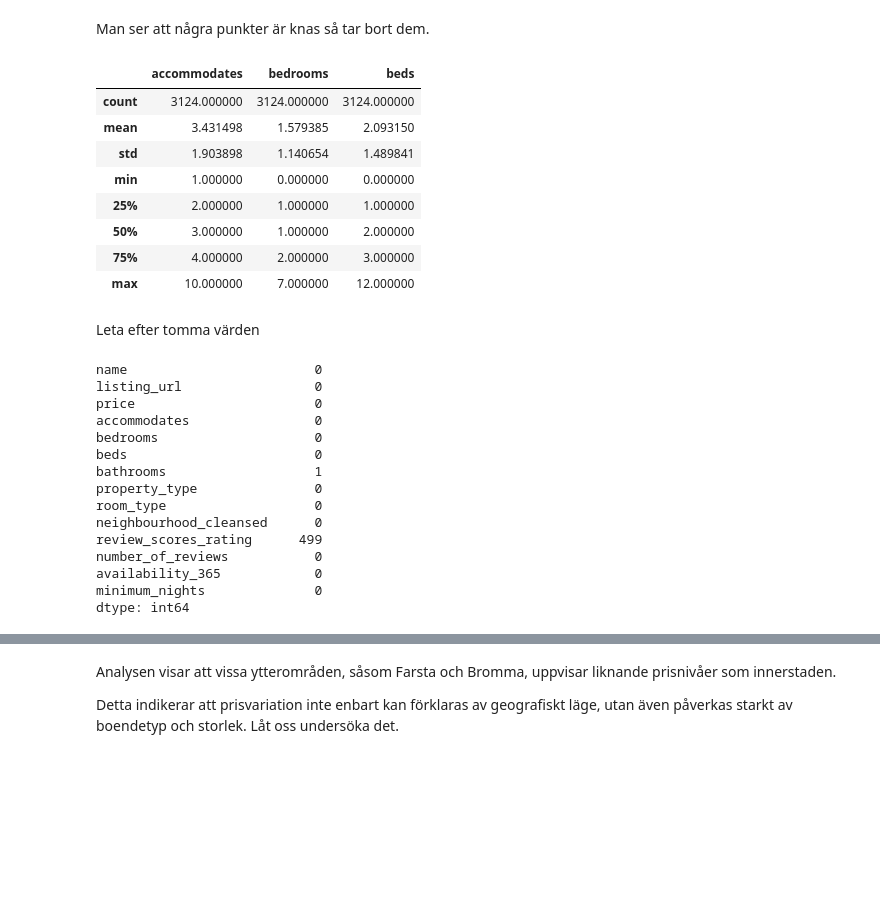
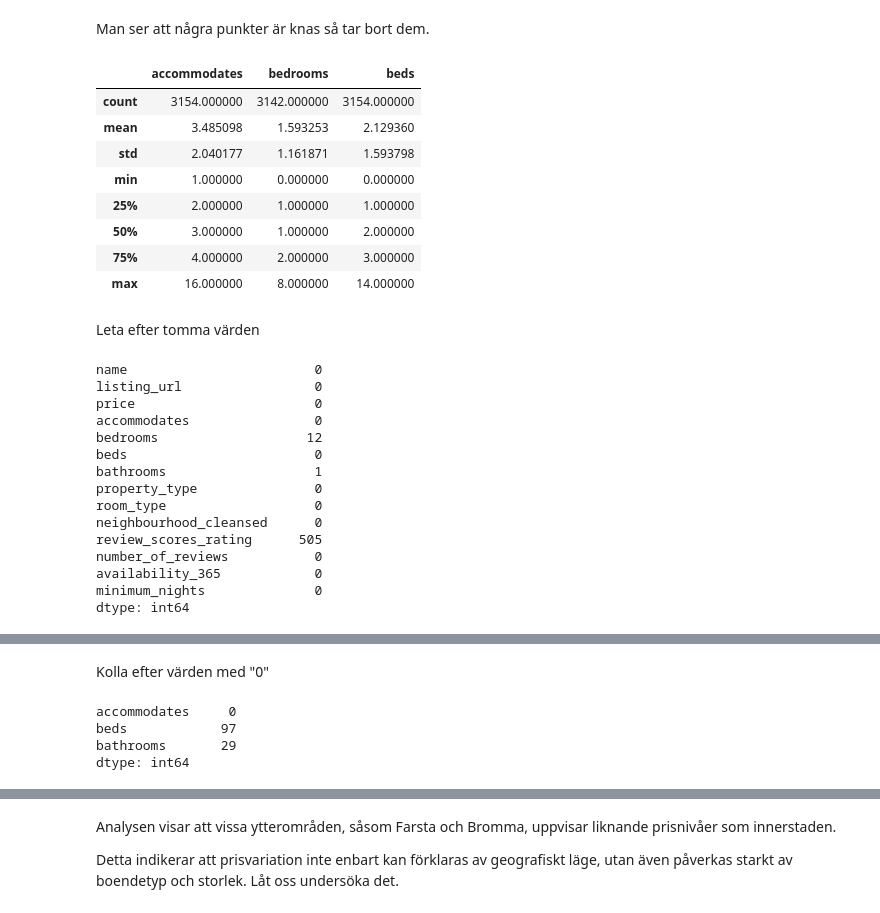
Before and after one commit to emilioano/AppliedAI, a Jupyter notebook: airbnb_prediction/nickairbnb.ipynb, the cells around one changed output, grey strips where cells are left out. Saved outputs shown, nothing was run; the diff lists cells and outputs as text; code cells hidden in the pictures; blank space fills up the shorter version.

```diff
--- a/airbnb_prediction/nickairbnb.ipynb
+++ b/airbnb_prediction/nickairbnb.ipynb
@@ -98,3 +98,37 @@ min       120.000000
 75%      1980.000000
 max      6750.000000
 Name: price, dtype: float64
+# %%
+from scipy.stats import shapiro
+import numpy as np
+
+# Ta ett sample (för stabilare test)
+sample = df["price"].sample(1000, random_state=42)
+
+stat1, p1 = shapiro(sample)
+
+print("=== SHAPIRO: PRICE (sample) ===")
+print(f"Statistik: {stat1:.4f}")
+print(f"p-värde:  {p1:.30f}")
+
+if p1 < 0.05:
+    print("→ Price är inte normalfördelad\n")
+else:
+    print("→ Price verkar normalfördelad\n")
+
+
+# Log-transform
+df["log_price"] = np.log1p(df["price"])
+
+sample_log = df["log_price"].sample(1000, random_state=42)
+
+stat2, p2 = shapiro(sample_log)
+
+print("=== SHAPIRO: LOG_PRICE (sample) ===")
+print(f"Statistik: {stat2:.4f}")
+print(f"p-värde:  {p2:.10f}")
+
+if p2 < 0.05:
+    print("→ Log(price) är inte perfekt normalfördelad")
+else:
+    print("→ Log(price) är närmare normalfördelning")
@@ -123,22 +189,21 @@ plt.show()
 Man ser att några punkter är knas så tar bort dem.
 # %%
 df = df[
-    (df["accommodates"] <= 10) &
-    (df["bedrooms"] <= 10) &
+
     (df["beds"] <= 15)
 ].copy()
 
 df[["accommodates", "bedrooms", "beds"]].describe()
 # %% [output]
 |  | accommodates | bedrooms | beds |
-| count | 3124.000000 | 3124.000000 | 3124.000000 |
-| mean | 3.431498 | 1.579385 | 2.093150 |
-| std | 1.903898 | 1.140654 | 1.489841 |
+| count | 3154.000000 | 3142.000000 | 3154.000000 |
+| mean | 3.485098 | 1.593253 | 2.129360 |
+| std | 2.040177 | 1.161871 | 1.593798 |
 | min | 1.000000 | 0.000000 | 0.000000 |
 | 25% | 2.000000 | 1.000000 | 1.000000 |
 | 50% | 3.000000 | 1.000000 | 2.000000 |
 | 75% | 4.000000 | 2.000000 | 3.000000 |
-| max | 10.000000 | 7.000000 | 12.000000 |
+| max | 16.000000 | 8.000000 | 14.000000 |
 # %% [markdown]
 Leta efter tomma värden
 # %%
@@ -148,13 +213,13 @@ name                        0
 listing_url                 0
 price                       0
 accommodates                0
-bedrooms                    0
+bedrooms                   12
 beds                        0
 bathrooms                   1
 property_type               0
 room_type                   0
 neighbourhood_cleansed      0
-review_scores_rating      499
+review_scores_rating      505
 number_of_reviews           0
 availability_365            0
 minimum_nights              0
@@ -190,3 +257,15 @@ availability_365          0
 minimum_nights            0
 has_rating                0
 dtype: int64
+# %% [markdown]
+
+Kolla efter värden med "0"
+# %%
+cols = ["accommodates", "beds", "bathrooms"]
+
+(df[cols] == 0).sum()
+# %% [output]
+accommodates     0
+beds            97
+bathrooms       29
+dtype: int64
```
Also changed, not shown: parts of 35 cells of this notebook, 23 other files.
